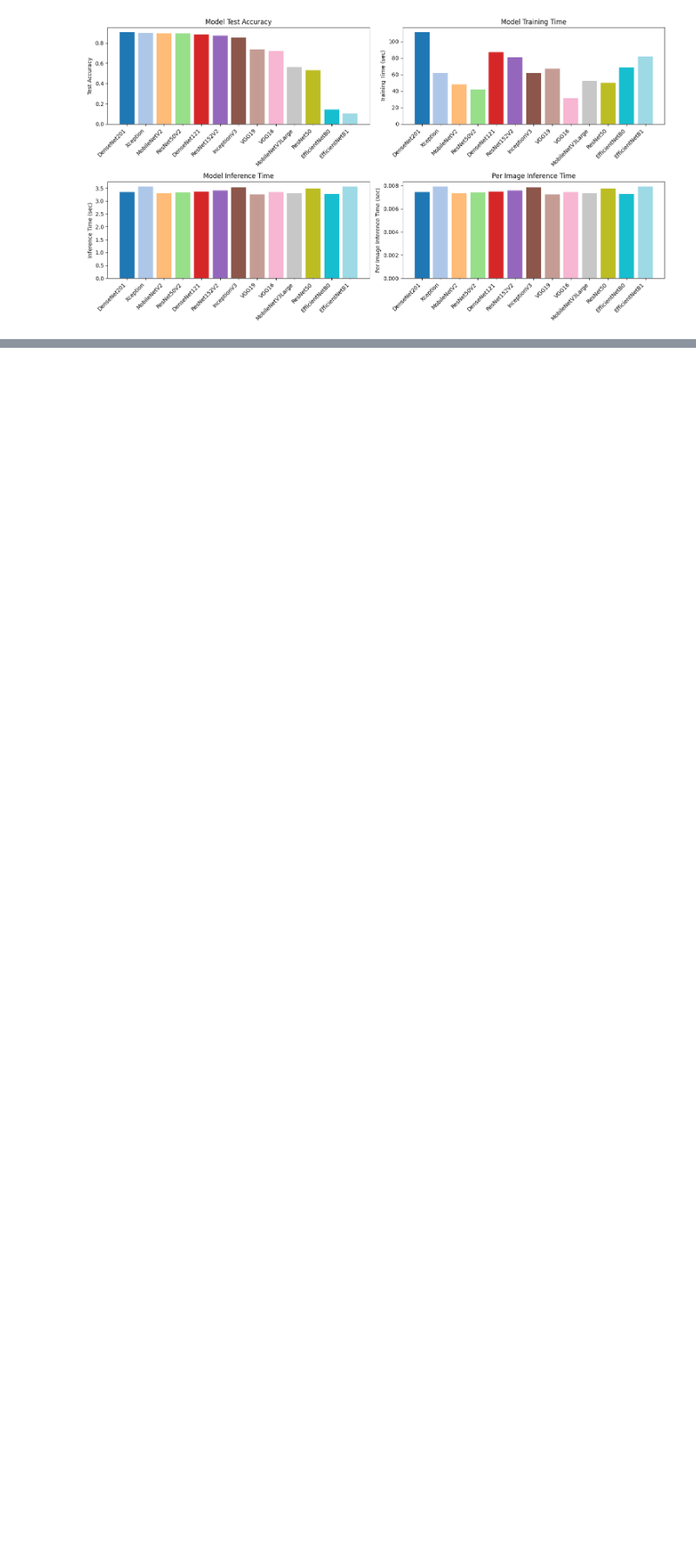
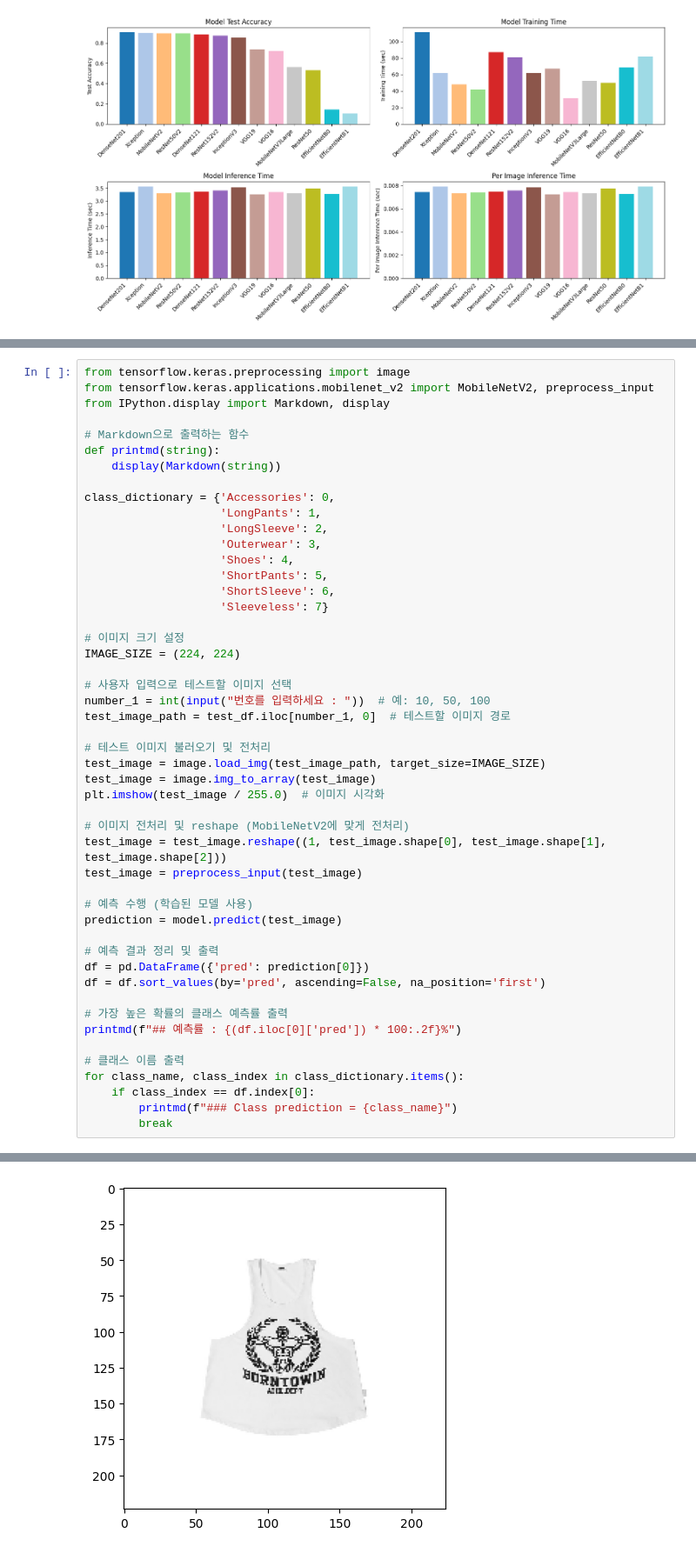
Before and after one commit to TryOn-A-Virtual-Fitting-Service/clothes-image-classification-analysis, a Jupyter notebook: cloth_classification.ipynb, the cells around one changed output, grey strips where cells are left out. Shown at 87% size. Drawn from its saved outputs; the diff is of its cells as text; blank space fills up the shorter version.

```diff
--- a/cloth_classification.ipynb
+++ b/cloth_classification.ipynb
@@ -487,0 +588,50 @@ plt.show()
+# %%
+from tensorflow.keras.preprocessing import image
+from tensorflow.keras.applications.mobilenet_v2 import MobileNetV2, preprocess_input
+from IPython.display import Markdown, display
+
+# Markdown으로 출력하는 함수
+def printmd(string):
+    display(Markdown(string))
+
+class_dictionary = {'Accessories': 0,
+                    'LongPants': 1,
+                    'LongSleeve': 2,
+                    'Outerwear': 3,
+                    'Shoes': 4,
+                    'ShortPants': 5,
+                    'ShortSleeve': 6,
+                    'Sleeveless': 7}
+
+# 이미지 크기 설정
+IMAGE_SIZE = (224, 224)
+
+# 사용자 입력으로 테스트할 이미지 선택
+number_1 = int(input("번호를 입력하세요 : "))  # 예: 10, 50, 100
+test_image_path = test_df.iloc[number_1, 0]  # 테스트할 이미지 경로
+
+# 테스트 이미지 불러오기 및 전처리
+test_image = image.load_img(test_image_path, target_size=IMAGE_SIZE)
+test_image = image.img_to_array(test_image)
+plt.imshow(test_image / 255.0)  # 이미지 시각화
+
+# 이미지 전처리 및 reshape (MobileNetV2에 맞게 전처리)
+test_image = test_image.reshape((1, test_image.shape[0], test_image.shape[1], test_image.shape[2]))
+test_image = preprocess_input(test_image)
+
+# 예측 수행 (학습된 모델 사용)
+prediction = model.predict(test_image)
+
+# 예측 결과 정리 및 출력
+df = pd.DataFrame({'pred': prediction[0]})
+df = df.sort_values(by='pred', ascending=False, na_position='first')
+
+# 가장 높은 확률의 클래스 예측률 출력
+printmd(f"## 예측률 : {(df.iloc[0]['pred']) * 100:.2f}%")
+
+# 클래스 이름 출력
+for class_name, class_index in class_dictionary.items():
+    if class_index == df.index[0]:
+        printmd(f"### Class prediction = {class_name}")
+        break
+# %% [output]
@@ -487,0 +642 @@ plt.show()
+[figure, added]
```
Also changed, not shown: parts of 9 cells of this notebook.
